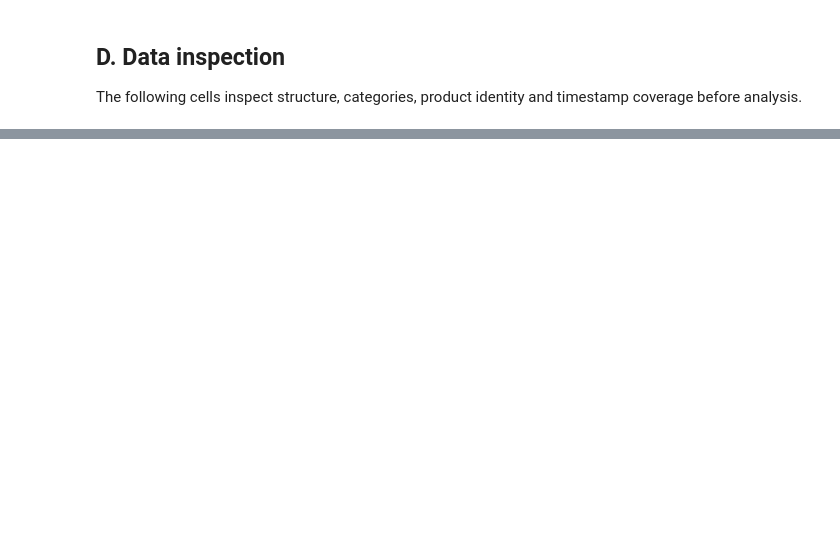
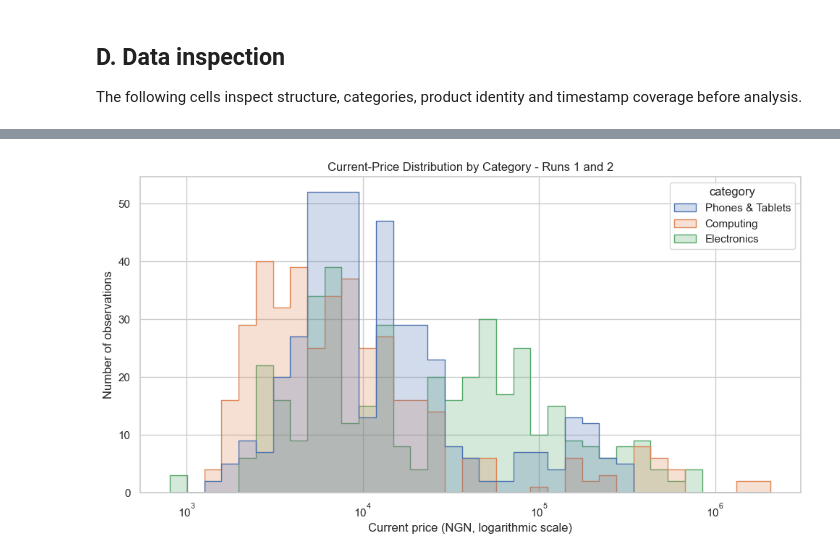
Before and after one commit to sedrackbisogho85-jpg/dsc2107-group2-jumia-ng, a Jupyter notebook: notebooks/jumia_analysis.ipynb, the cells around one changed output, grey strips where cells are left out. Saved outputs shown, nothing was run; the diff lists cells and outputs as text; code cells hidden in the pictures; blank space fills up the shorter version.

```diff
--- a/notebooks/jumia_analysis.ipynb
+++ b/notebooks/jumia_analysis.ipynb
@@ -408,0 +231,19 @@ The final notebook will examine price-rating and review-count relationships afte
+# %%
+plt.figure(figsize=(10, 5.5))
+sns.histplot(
+    data=df,
+    x="current_price",
+    hue="category",
+    bins=35,
+    element="step",
+    stat="count",
+    common_norm=False,
+    log_scale=(True, False),
+)
+plt.title("Current-Price Distribution by Category - Runs 1 and 2")
+plt.xlabel("Current price (NGN, logarithmic scale)")
+plt.ylabel("Number of observations")
+plt.tight_layout()
+plt.show()
+# %% [output]
+[figure, added]
```
Also changed, not shown: parts of 46 cells of this notebook, 5 other files.
